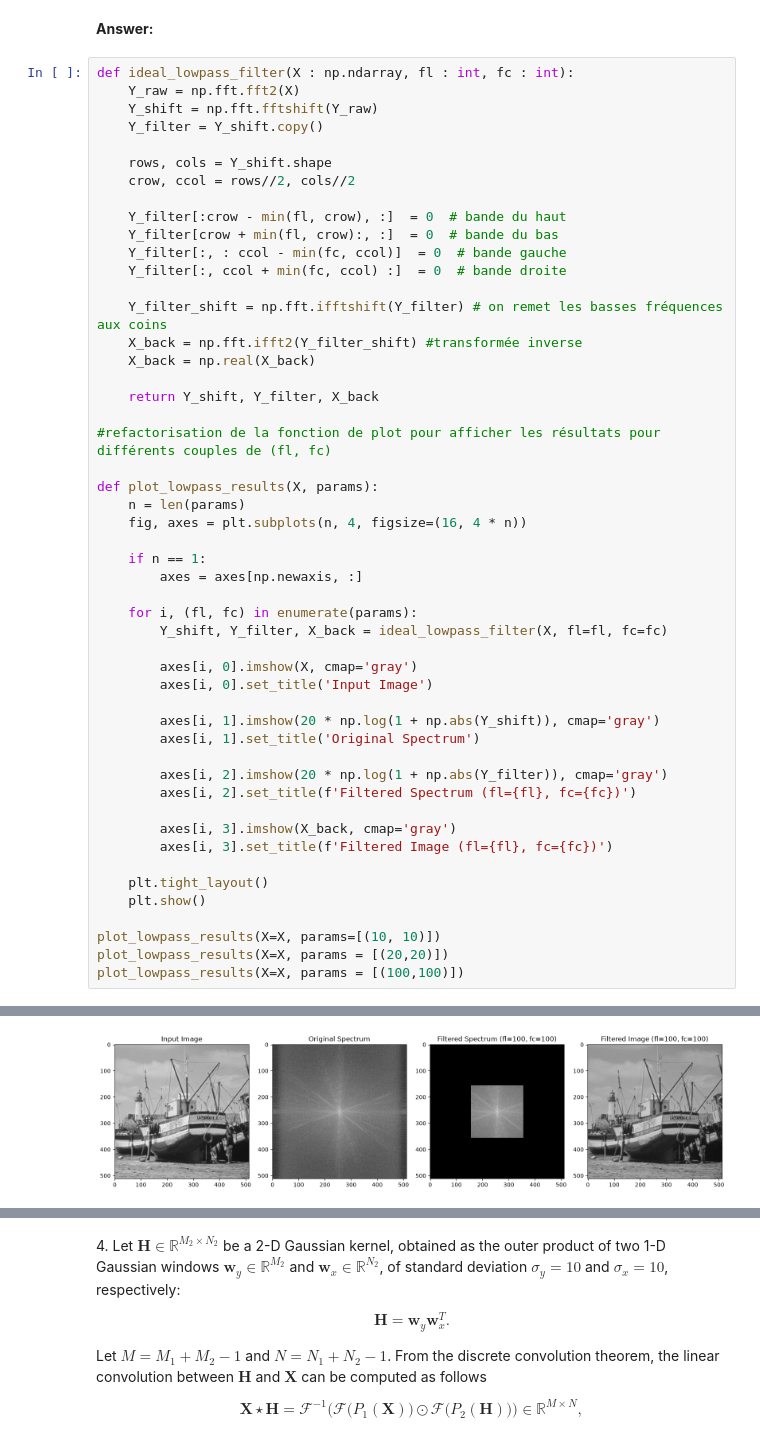
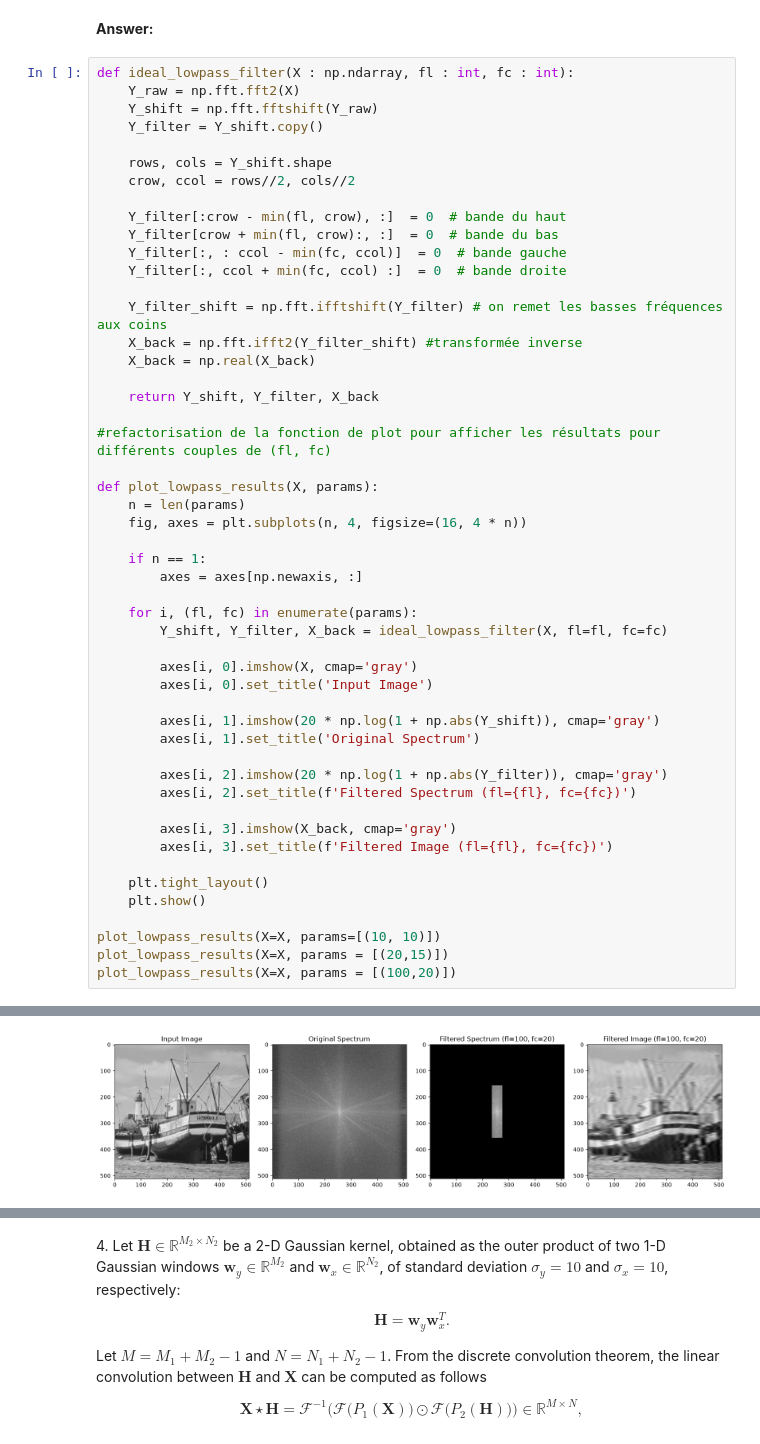
Before and after one commit to alxndrTL/python_sdia, a Jupyter notebook: Labs/Lab3/lab3.ipynb, the cells around one changed output, grey strips where cells are left out. Saved outputs shown, nothing was run; the diff lists cells and outputs as text.

```diff
--- a/Labs/Lab3/lab3.ipynb
+++ b/Labs/Lab3/lab3.ipynb
@@ -383,33 +383,33 @@ def ideal_lowpass_filter(X : np.ndarray, fl : int, fc : int):
 
 def plot_lowpass_results(X, params):
     n = len(params)
     fig, axes = plt.subplots(n, 4, figsize=(16, 4 * n))
 
     if n == 1:
         axes = axes[np.newaxis, :]
 
     for i, (fl, fc) in enumerate(params):
         Y_shift, Y_filter, X_back = ideal_lowpass_filter(X, fl=fl, fc=fc)
 
         axes[i, 0].imshow(X, cmap='gray')
         axes[i, 0].set_title('Input Image')
 
         axes[i, 1].imshow(20 * np.log(1 + np.abs(Y_shift)), cmap='gray')
         axes[i, 1].set_title('Original Spectrum')
 
         axes[i, 2].imshow(20 * np.log(1 + np.abs(Y_filter)), cmap='gray')
         axes[i, 2].set_title(f'Filtered Spectrum (fl={fl}, fc={fc})')
 
         axes[i, 3].imshow(X_back, cmap='gray')
         axes[i, 3].set_title(f'Filtered Image (fl={fl}, fc={fc})')
 
     plt.tight_layout()
     plt.show()
 
 plot_lowpass_results(X=X, params=[(10, 10)])
-plot_lowpass_results(X=X, params = [(20,20)])
-plot_lowpass_results(X=X, params = [(100,100)])
+plot_lowpass_results(X=X, params = [(20,15)])
+plot_lowpass_results(X=X, params = [(100,20)])
 # %% [output]
 [figure]
 [figure]
-[figure, old version]
+[figure, new version]
```
Also changed, not shown: parts of 4 cells of this notebook.
